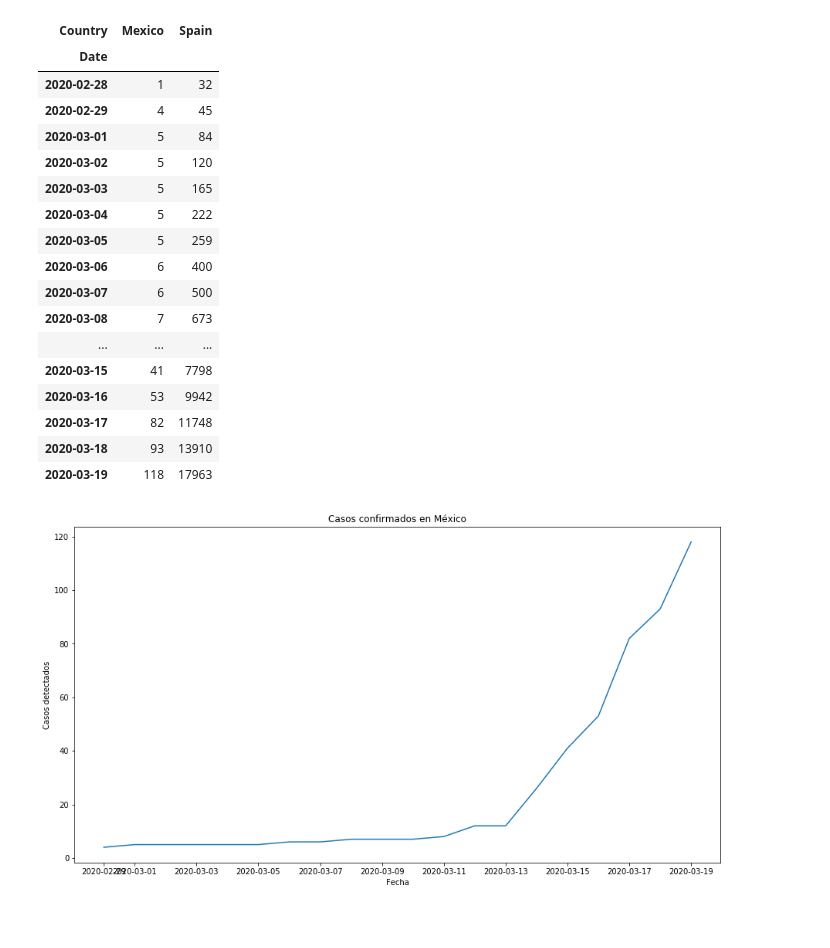
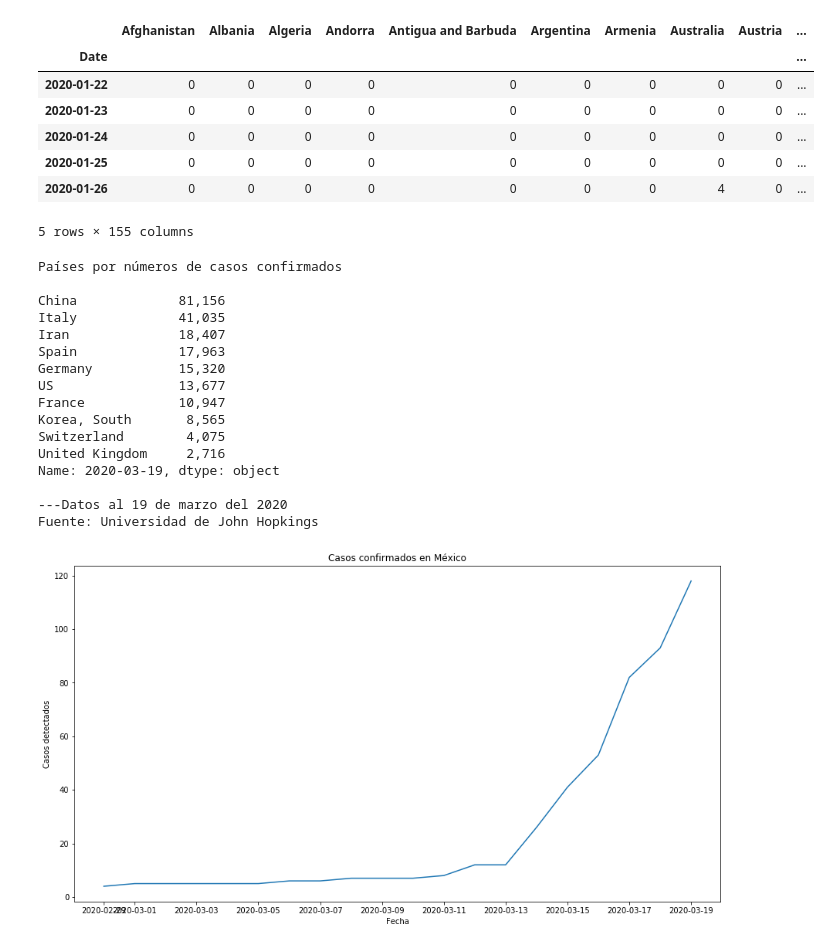
Before and after one commit to McSonk/covid19, a Jupyter notebook: casos.ipynb, the cells around one changed output. Drawn from its saved outputs; the diff is of its cells as text; code cells hidden in the pictures; blank space fills up the shorter version.

Commit message:
Adds a resume table

```diff
--- a/casos.ipynb
+++ b/casos.ipynb
@@ -62,24 +7,40 @@ DatetimeIndex(['2020-01-22', '2020-01-23', '2020-01-24', '2020-01-25',
-# %%
-by_date[['Mexico', 'Spain']].tail(21)
-# %% [output]
-| Country | Mexico | Spain |
-| Date |  |  |
-| 2020-02-28 | 1 | 32 |
-| 2020-02-29 | 4 | 45 |
-| 2020-03-01 | 5 | 84 |
-| 2020-03-02 | 5 | 120 |
-| 2020-03-03 | 5 | 165 |
-| 2020-03-04 | 5 | 222 |
-| 2020-03-05 | 5 | 259 |
-| 2020-03-06 | 6 | 400 |
-| 2020-03-07 | 6 | 500 |
-| 2020-03-08 | 7 | 673 |
-| ... | ... | ... |
-| 2020-03-15 | 41 | 7798 |
-| 2020-03-16 | 53 | 9942 |
-| 2020-03-17 | 82 | 11748 |
-| 2020-03-18 | 93 | 13910 |
-| 2020-03-19 | 118 | 17963 |
+# %%
+data = pd.read_csv('data/conf_per_day.csv', index_col='Date')
+data.head()
+# %% [output]
+|  | Afghanistan | Albania | Algeria | Andorra | Antigua and Barbuda | Argentina | Armenia | Australia | Austria | ... |
+| Date |  |  |  |  |  |  |  |  |  | ... |
+| 2020-01-22 | 0 | 0 | 0 | 0 | 0 | 0 | 0 | 0 | 0 | ... |
+| 2020-01-23 | 0 | 0 | 0 | 0 | 0 | 0 | 0 | 0 | 0 | ... |
+| 2020-01-24 | 0 | 0 | 0 | 0 | 0 | 0 | 0 | 0 | 0 | ... |
+| 2020-01-25 | 0 | 0 | 0 | 0 | 0 | 0 | 0 | 0 | 0 | ... |
+| 2020-01-26 | 0 | 0 | 0 | 0 | 0 | 0 | 0 | 4 | 0 | ... |
+5 rows × 155 columns
+# %%
+#Top 10 countries with most confirmed cases
+print("Países por números de casos confirmados")
+print()
+print(data.iloc[-1].sort_values(ascending=False).apply(lambda x: '{:,}'.format(x)).head(10))
+print()
+print("---Datos al 19 de marzo del 2020")
+print("Fuente: Universidad de John Hopkings")
+# %% [output]
+Países por números de casos confirmados
+
+China             81,156
+Italy             41,035
+Iran              18,407
+Spain             17,963
+Germany           15,320
+US                13,677
+France            10,947
+Korea, South       8,565
+Switzerland        4,075
+United Kingdom     2,716
+Name: 2020-03-19, dtype: object
+
+---Datos al 19 de marzo del 2020
+Fuente: Universidad de John Hopkings
 # %%
 plt.figure(figsize=(15, 8))
 plt.title('Casos confirmados en México')
```
Also changed, not shown: parts of 7 cells of this notebook.
